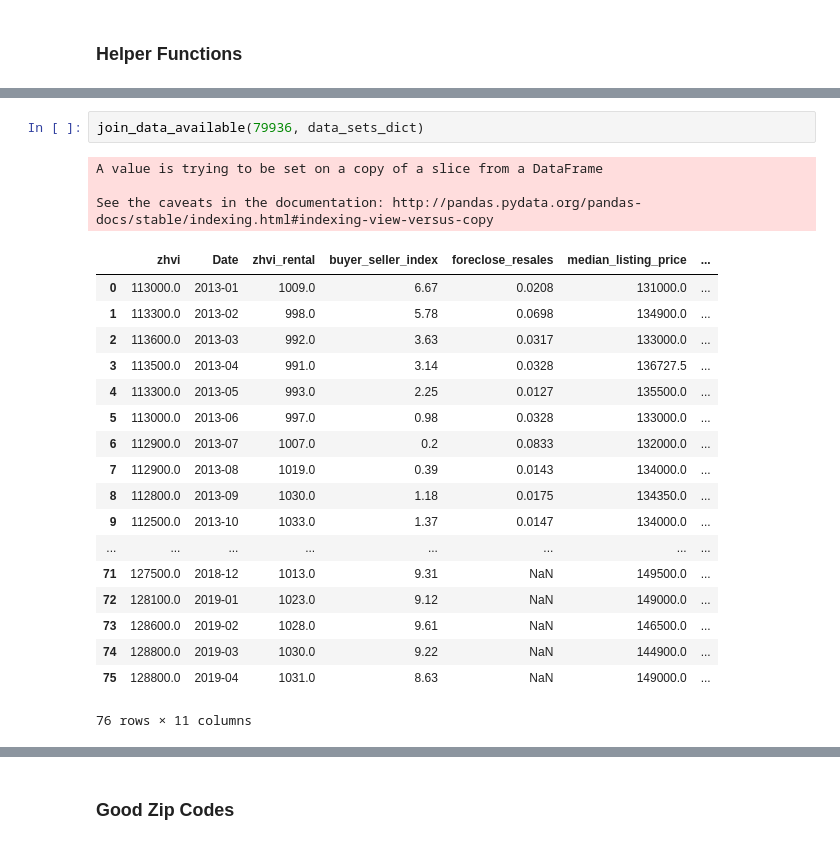
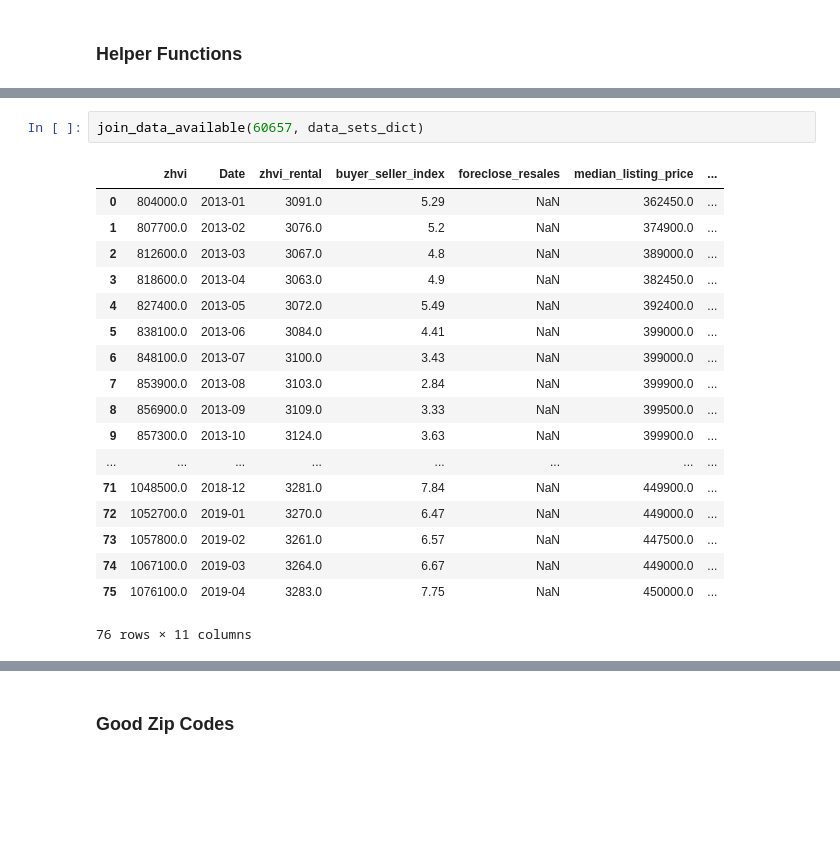
Before and after one commit to jtjones0304/zillow, a Jupyter notebook: Zillow Exploration.ipynb, the cells around one changed output, grey strips where cells are left out. Saved outputs shown, nothing was run; the diff lists cells and outputs as text; blank space fills up the shorter version.

```diff
--- a/Zillow Exploration.ipynb
+++ b/Zillow Exploration.ipynb
@@ -180,25 +160,22 @@ zhvi_data.head(100)
 # %%
-join_data_available(79936, data_sets_dict)
+join_data_available(60657, data_sets_dict)
 # %% [output]
+|  | zhvi | Date | zhvi_rental | buyer_seller_index | foreclose_resales | median_listing_price | ... |
+| 0 | 804000.0 | 2013-01 | 3091.0 | 5.29 | NaN | 362450.0 | ... |
+| 1 | 807700.0 | 2013-02 | 3076.0 | 5.2 | NaN | 374900.0 | ... |
+| 2 | 812600.0 | 2013-03 | 3067.0 | 4.8 | NaN | 389000.0 | ... |
+| 3 | 818600.0 | 2013-04 | 3063.0 | 4.9 | NaN | 382450.0 | ... |
+| 4 | 827400.0 | 2013-05 | 3072.0 | 5.49 | NaN | 392400.0 | ... |
+| 5 | 838100.0 | 2013-06 | 3084.0 | 4.41 | NaN | 399000.0 | ... |
+| 6 | 848100.0 | 2013-07 | 3100.0 | 3.43 | NaN | 399000.0 | ... |
+| 7 | 853900.0 | 2013-08 | 3103.0 | 2.84 | NaN | 399900.0 | ... |
+| 8 | 856900.0 | 2013-09 | 3109.0 | 3.33 | NaN | 399500.0 | ... |
+| 9 | 857300.0 | 2013-10 | 3124.0 | 3.63 | NaN | 399900.0 | ... |
+| ... | ... | ... | ... | ... | ... | ... | ... |
+| 71 | 1048500.0 | 2018-12 | 3281.0 | 7.84 | NaN | 449900.0 | ... |
+| 72 | 1052700.0 | 2019-01 | 3270.0 | 6.47 | NaN | 449000.0 | ... |
+| 73 | 1057800.0 | 2019-02 | 3261.0 | 6.57 | NaN | 447500.0 | ... |
+| 74 | 1067100.0 | 2019-03 | 3264.0 | 6.67 | NaN | 449000.0 | ... |
+| 75 | 1076100.0 | 2019-04 | 3283.0 | 7.75 | NaN | 450000.0 | ... |
-A value is trying to be set on a copy of a slice from a DataFrame
-
-See the caveats in the documentation: http://pandas.pydata.org/pandas-docs/stable/indexing.html#indexing-view-versus-copy
+76 rows × 11 columns
-|  | zhvi | Date | zhvi_rental | buyer_seller_index | foreclose_resales | median_listing_price | ... |
-| 0 | 113000.0 | 2013-01 | 1009.0 | 6.67 | 0.0208 | 131000.0 | ... |
-| 1 | 113300.0 | 2013-02 | 998.0 | 5.78 | 0.0698 | 134900.0 | ... |
-| 2 | 113600.0 | 2013-03 | 992.0 | 3.63 | 0.0317 | 133000.0 | ... |
-| 3 | 113500.0 | 2013-04 | 991.0 | 3.14 | 0.0328 | 136727.5 | ... |
-| 4 | 113300.0 | 2013-05 | 993.0 | 2.25 | 0.0127 | 135500.0 | ... |
-| 5 | 113000.0 | 2013-06 | 997.0 | 0.98 | 0.0328 | 133000.0 | ... |
-| 6 | 112900.0 | 2013-07 | 1007.0 | 0.2 | 0.0833 | 132000.0 | ... |
-| 7 | 112900.0 | 2013-08 | 1019.0 | 0.39 | 0.0143 | 134000.0 | ... |
-| 8 | 112800.0 | 2013-09 | 1030.0 | 1.18 | 0.0175 | 134350.0 | ... |
-| 9 | 112500.0 | 2013-10 | 1033.0 | 1.37 | 0.0147 | 134000.0 | ... |
-| ... | ... | ... | ... | ... | ... | ... | ... |
-| 71 | 127500.0 | 2018-12 | 1013.0 | 9.31 | NaN | 149500.0 | ... |
-| 72 | 128100.0 | 2019-01 | 1023.0 | 9.12 | NaN | 149000.0 | ... |
-| 73 | 128600.0 | 2019-02 | 1028.0 | 9.61 | NaN | 146500.0 | ... |
-| 74 | 128800.0 | 2019-03 | 1030.0 | 9.22 | NaN | 144900.0 | ... |
-| 75 | 128800.0 | 2019-04 | 1031.0 | 8.63 | NaN | 149000.0 | ... |
-76 rows × 11 columns
 # %%
```
Also changed, not shown: parts of 46 cells of this notebook.
